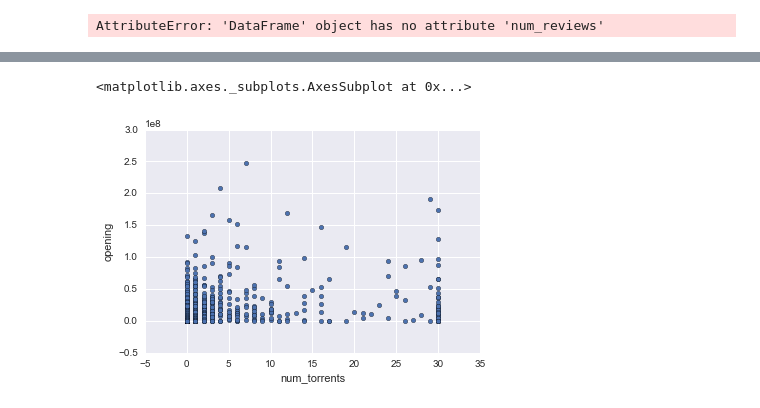
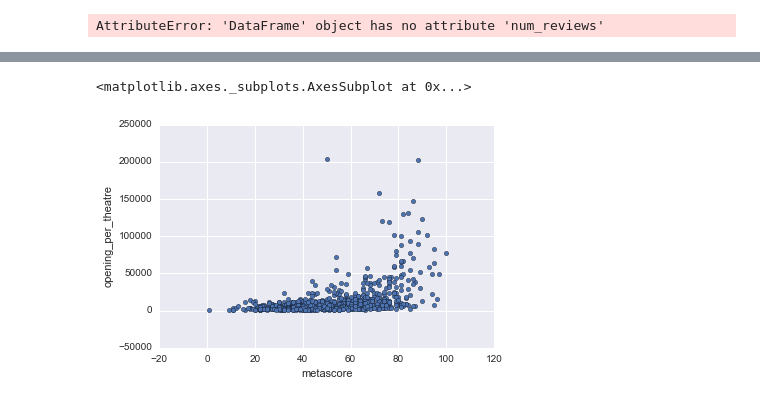
Before and after one commit to WillNetsky/Movie_Data_Regression_Scraping, a Jupyter notebook: model_building.ipynb, the cells around one changed output, grey strips where cells are left out. Saved outputs shown, nothing was run; the diff lists cells and outputs as text; code cells hidden in the pictures.

```diff
--- a/model_building.ipynb
+++ b/model_building.ipynb
@@ -21,10 +23,13 @@ data.num_reviews = data.num_reviews + 2
 AttributeError: 'DataFrame' object has no attribute 'num_reviews'
 # %%
 min_theatres = data.loc[data.opening_theatres > 500,:]
+
+min_theatres = min_theatres[min_theatres.num_torrents < 30]
 min_theatres.shape
 
 min_theatres['month'] = min_theatres.release_date.map(lambda x: str(x.month))
 min_theatres['dec_or_jun'] = min_theatres.month.map(lambda x: int(x)%6 == 0)
+min_theatres['quarter'] = min_theatres.month.map(lambda x: str(int(x)//4))
 min_theatres.dtypes
 
 min_theatres = min_theatres.dropna(subset=['metascore','imdb_rating'])
@@ -33,5 +38,15 @@ min_theatres.opening = min_theatres.opening.map(lambda x: int(x))
 min_theatres.metascore = min_theatres.metascore.map(lambda x: int(x))
 min_theatres.imdb_rating = min_theatres.imdb_rating.map(lambda x: float(x))
 min_theatres['opening_per_theatre'] = min_theatres.opening / min_theatres.opening_theatres
-min_theatres.head()
+
+min_theatres['action'] = min_theatres.genre.map(lambda x: 'action' in x)
+min_theatres['comedy'] = min_theatres.genre.map(lambda x: 'comedy' in x)
+min_theatres['drama']  = min_theatres.genre.map(lambda x: 'drama' in x)
+min_theatres['high_metascore'] = min_theatres.metascore.map(lambda x: x >= 75)
+
+msk = np.random.rand(len(min_theatres)) < 0.8
+train = min_theatres[msk]
+test  = min_theatres[~msk]
+
+min_theatres.shape
 # %% [output]
@@ -52,2 +53,0 @@ See the caveats in the documentation: http://pandas.pydata.org/pandas-docs/stabl
-# %%
-min_theatres['opening_per_theatre'] = min_theatres.opening / min_theatres.opening_theatres
@@ -59,8 +54,8 @@ min_theatres.opening_per_theatre.plot.hist()
 # %%
-min_theatres.plot.scatter('num_torrents','opening')
+min_theatres.plot.scatter('metascore','opening_per_theatre')
 # %% [output]
 <matplotlib.axes._subplots.AxesSubplot at 0x...>
-[figure, old version]
+[figure, new version]
 # %%
 import statsmodels.formula.api as sm
 # %%
```
Also changed, not shown: parts of 6 cells of this notebook, 1 other file.
